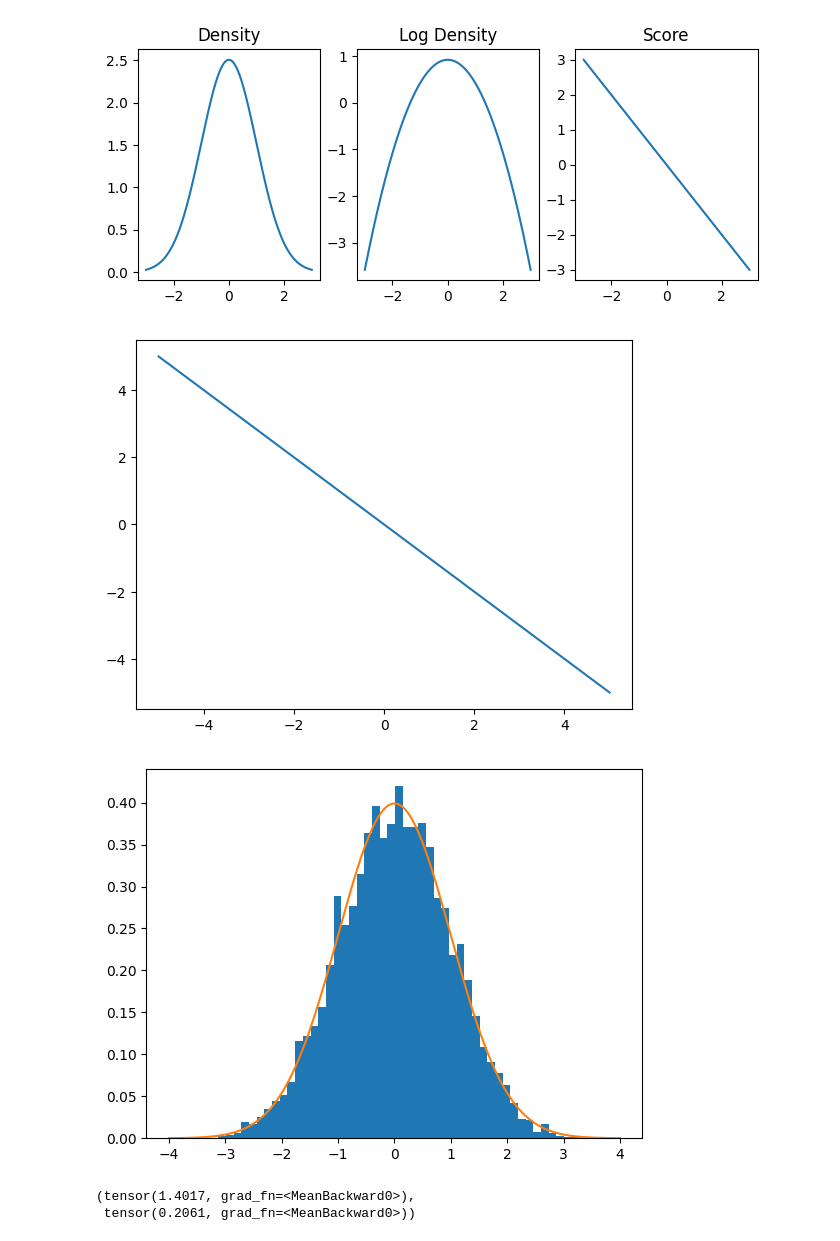
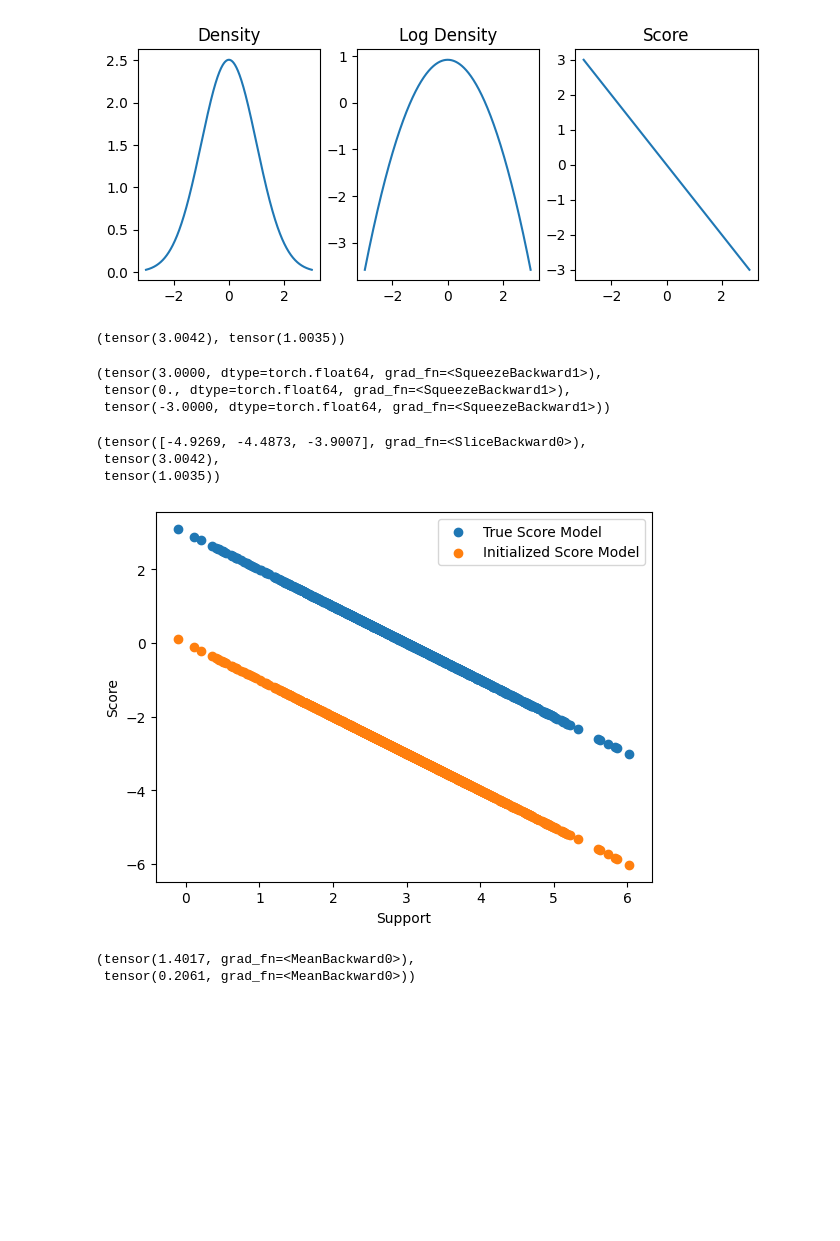
Before and after one commit to Sina-Haz/Generative-Modelling, a Jupyter notebook: Score-Based-Models/score.ipynb, the cells around one changed output. Saved outputs shown, nothing was run; the diff lists cells and outputs as text; code cells hidden in the pictures; blank space fills up the shorter version.

```diff
--- a/Score-Based-Models/score.ipynb
+++ b/Score-Based-Models/score.ipynb
@@ -50,28 +50,54 @@ ax3.set_title('Score');
 # %% [output]
 [figure]
 # %%
-ys = torch.log(norm_pdf(xs))
-ys.backward(torch.ones_like(ys))
-scores = xs.grad # Gradient of ys w.r.t. xs
-plt.plot(xs.detach().numpy(), scores.detach().numpy());
+# define baseline distribution we will want to model as non-standard gaussian
+
+true_mu, true_sigma = 3.,1.
+data = torch.normal(mean=true_mu,std=true_sigma, size=(1000,1), generator=torch.Generator().manual_seed(42))
+
+data.mean(), data.std()
 # %% [output]
-[figure, removed]
+(tensor(3.0042), tensor(1.0035))
 # %%
-# Approximating the score of a gaussian:
+# First we will assume a gaussian model and ensure our score matching loss can effectively model this. To do so we will need a gaussian model
 
-# First draw random samples, this is our "dataset"
-samples = torch.normal(mean=0,std=1, size=(5000,1))
+class GaussianModel(nn.Module):
+    def __init__(self, mu=0.0, log_sigma=0.0):
+        super().__init__()
+        self.mu = nn.Parameter(torch.tensor(mu))
+        self.log_sigma = nn.Parameter(torch.tensor(log_sigma))
 
-# Let's plot this
-plt.hist(samples[:, 0], bins=50, density=True);
+    def forward(self, x):
+      x = torch.tensor(x, dtype=torch.float32) if not isinstance(x, torch.Tensor) else x
+      return gauss_score(x, self.mu, torch.exp(self.log_sigma))
 
-# Let's also overlay the actual pdf:
-x=torch.linspace(-4, 4, 3000)
-y=norm_pdf(x)
-
-plt.plot(x.numpy(),y.numpy());
+model = GaussianModel()
+model(-3.), model(0.), model(3.)
 # %% [output]
-[figure, removed]
+(tensor(3.0000, dtype=torch.float64, grad_fn=<SqueezeBackward1>),
+ tensor(0., dtype=torch.float64, grad_fn=<SqueezeBackward1>),
+ tensor(-3.0000, dtype=torch.float64, grad_fn=<SqueezeBackward1>))
+# %%
+# Lets make sure we can call this model over all of the data, squeeze this b/c resulting output is 3D tensor
+data_score = vmap(model)(data).squeeze()
+
+data_score[0:3]
+# %% [output]
+(tensor([-4.9269, -4.4873, -3.9007], grad_fn=<SliceBackward0>),
+ tensor(3.0042),
+ tensor(1.0035))
+# %%
+# Let's see what the actual scores vs. our untrained scores look like
+true_model = GaussianModel(mu=true_mu, log_sigma=np.log(true_sigma))
+true_model_scores = vmap(true_model)(data)
+
+plt.scatter(data.squeeze(), true_model_scores.squeeze().detach(), label="True Score Model")
+plt.scatter(data.squeeze(), data_score.squeeze().detach(), label="Initialized Score Model")
+plt.xlabel("Support")
+plt.ylabel("Score")
+plt.legend();
+# %% [output]
+[figure, added]
 # %%
 # Ok so the dataset is pretty good, matches the distribution well.
 # Now we want to use score matching loss and an MLP to approximate the score of standard normal distribution
```
